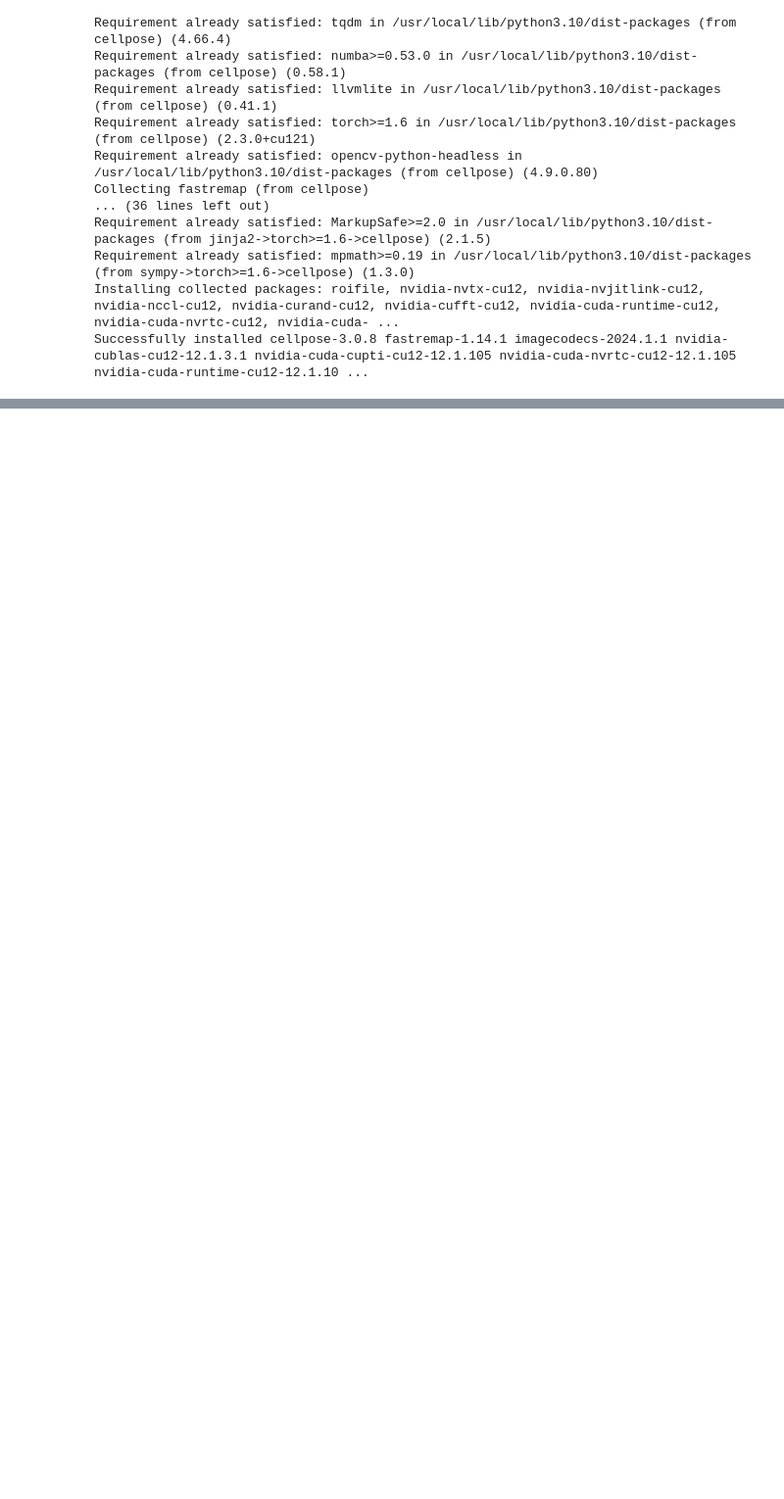
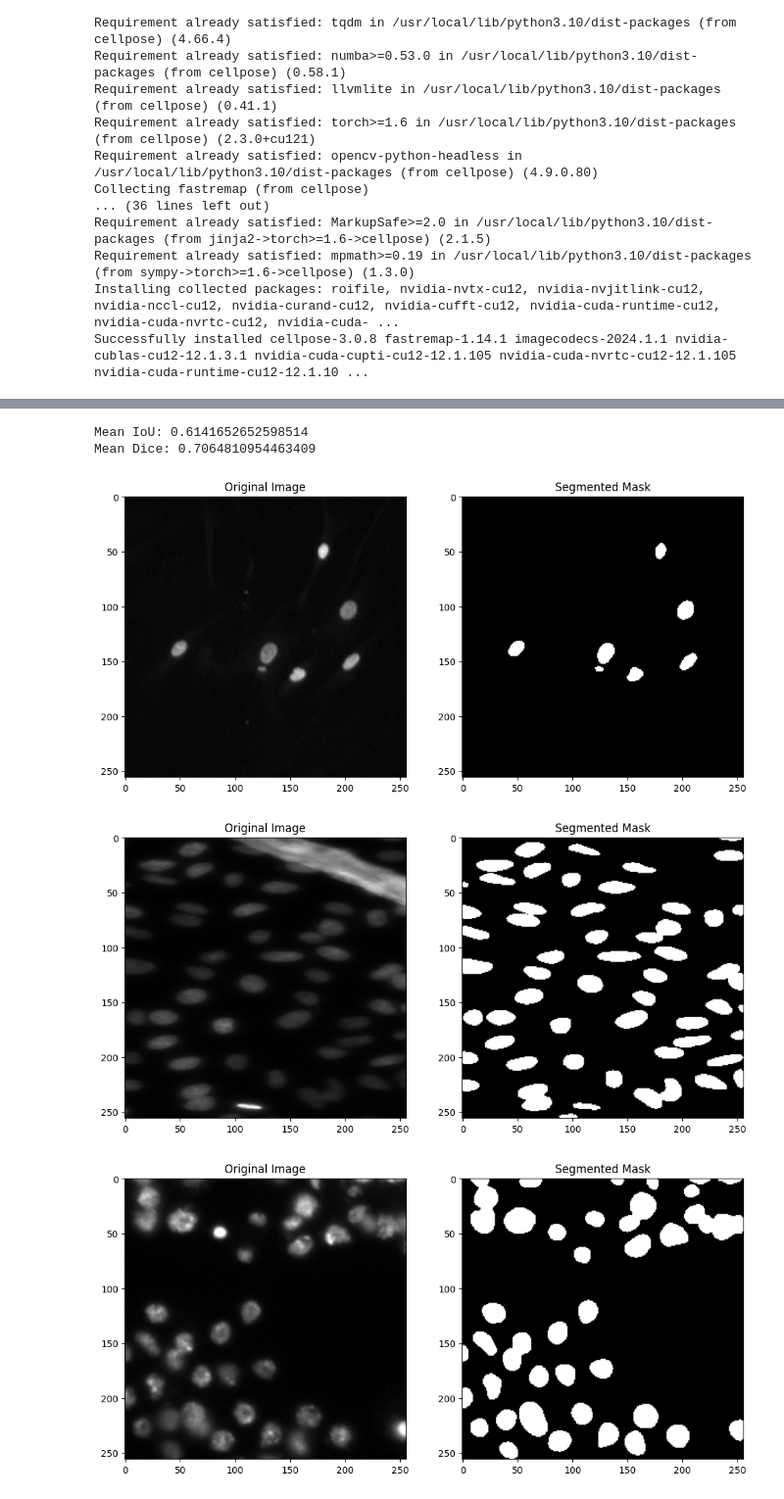
Before and after one commit to ryghrmni/DeepLifeProject, a Jupyter notebook: project04_cellsegmentation.ipynb, the cells around one changed output, grey strips where cells are left out. Shown at 98% size. Drawn from its saved outputs; the diff is of its cells as text; code cells hidden in the pictures; blank space fills up the shorter version.

```diff
--- a/project04_cellsegmentation.ipynb
+++ b/project04_cellsegmentation.ipynb
@@ -846,0 +830,49 @@ Validation Metrics: IoU = 0.0033, Dice = 0.0036
+# %%
+from sklearn.metrics import jaccard_score, f1_score
+
+ious = []
+dices = []
+
+for img_path, mask_path in image_mask_pairs:
+    true_mask = imread(mask_path) > 0
+    segmented_mask_path = os.path.join(train_segmented_path, f"{os.path.basename(img_path).split('.')[0]}_segmented_mask.png")
+    segmented_mask = imread(segmented_mask_path) > 0
+
+    iou, dice = calculate_metrics(true_mask, segmented_mask)
+    ious.append(iou)
+    dices.append(dice)
+
+mean_iou = np.mean(ious)
+mean_dice = np.mean(dices)
+
+print(f"Mean IoU: {mean_iou}")
+print(f"Mean Dice: {mean_dice}")
+# %% [output]
+Mean IoU: 0.6141652652598514
+Mean Dice: 0.7064810954463409
+# %%
+test_images = sorted(glob(os.path.join(test_images_path, '*.png')))
+
+# Cell: Segment and save test images
+def segment_and_save_test(images, save_path):
+    for img_path in images:
+        img = imread(img_path)
+        masks, flows, styles, diams = model.eval(img, diameter=None, channels=[0, 0])
+
+        binary_mask = (masks > 0).astype(np.uint8) * 255
+        base_name = os.path.basename(img_path).split('.')[0]
+        mask_save_path = os.path.join(save_path, f"{base_name}_segmented_mask.png")
+        imsave(mask_save_path, binary_mask)
+
+test_segmented_path = '/content/data/test/segmented_masks'
+os.makedirs(test_segmented_path, exist_ok=True)
+segment_and_save_test(test_images, test_segmented_path)
+
+# Cell: Visualize test results
+for img_path in test_images[:5]:
+    mask_save_path = os.path.join(test_segmented_path, f"{os.path.basename(img_path).split('.')[0]}_segmented_mask.png")
+    visualize_image_and_mask(img_path, mask_save_path)
+# %% [output]
+[figure, added]
+[figure, added]
+[figure, added]
```
Also changed, not shown: parts of 38 cells of this notebook.
